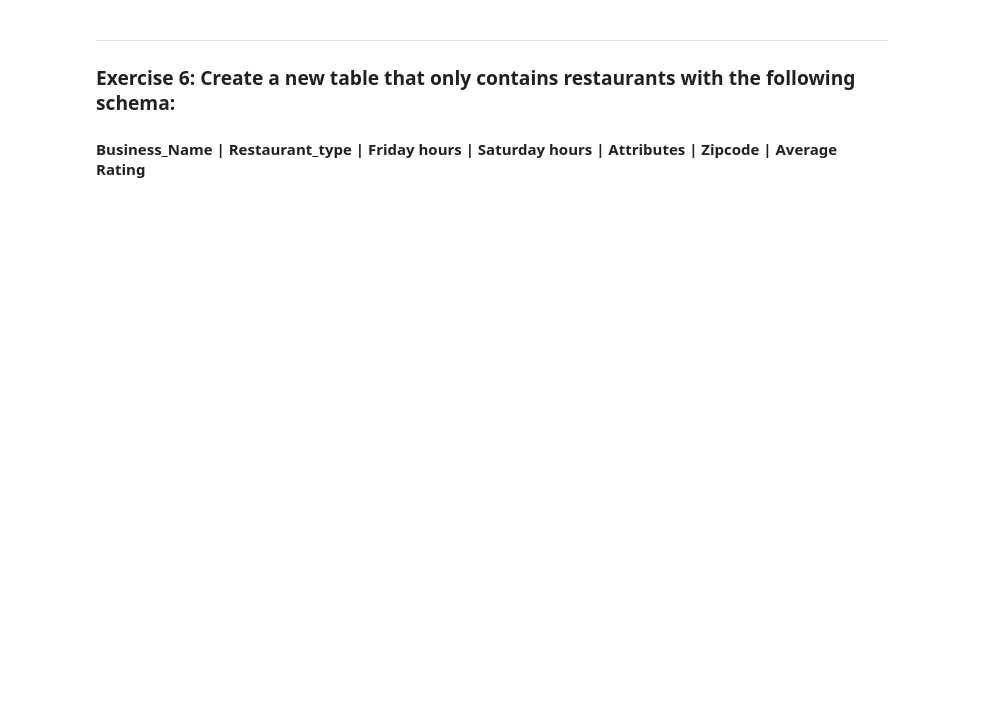
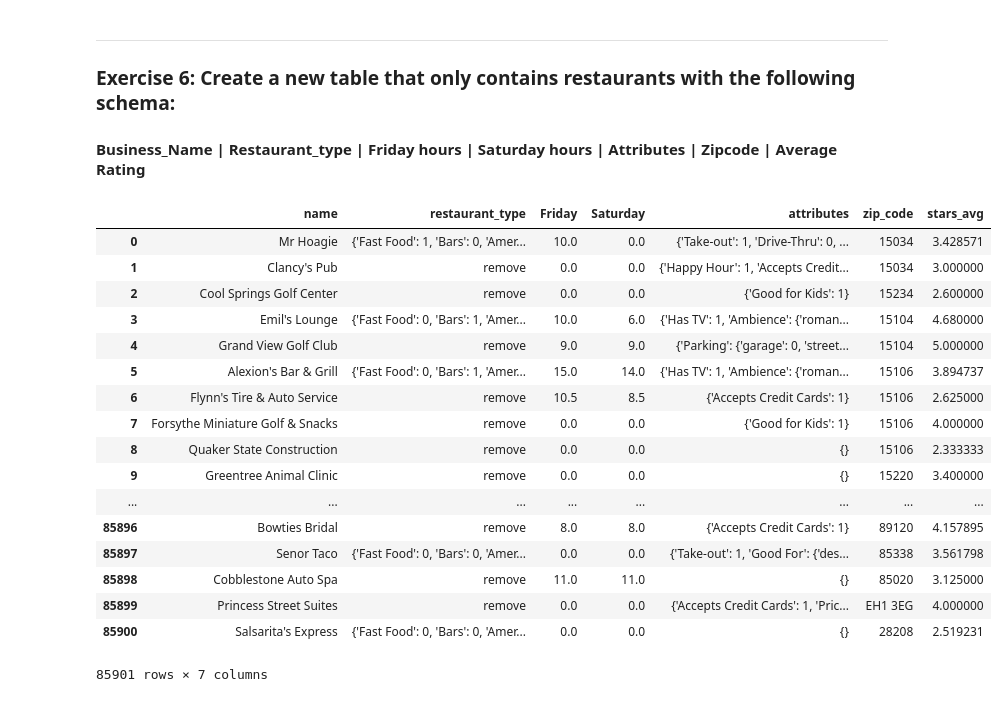
Before and after one commit to TimothyHelton/k2datascience, a Jupyter notebook: notebooks/yelp.ipynb, the cells around one changed output. Drawn from its saved outputs; the diff is of its cells as text; code cells hidden in the pictures; blank space fills up the shorter version.

```diff
--- a/notebooks/yelp.ipynb
+++ b/notebooks/yelp.ipynb
@@ -179,3 +211,26 @@ business.head(6)
 ### Exercise 6: Create a new table that only contains restaurants with the following schema:
 
 #### Business_Name | Restaurant_type | Friday hours | Saturday hours | Attributes | Zipcode | Average Rating
+# %%
+mask = ['name', 'restaurant_type', 'Friday', 'Saturday',
+        'attributes', 'zip_code', 'stars_avg']
+ydc.file_data['business'].loc[:, mask]
+# %% [output]
+|  | name | restaurant_type | Friday | Saturday | attributes | zip_code | stars_avg |
+| 0 | Mr Hoagie | {'Fast Food': 1, 'Bars': 0, 'Amer... | 10.0 | 0.0 | {'Take-out': 1, 'Drive-Thru': 0, ... | 15034 | 3.428571 |
+| 1 | Clancy's Pub | remove | 0.0 | 0.0 | {'Happy Hour': 1, 'Accepts Credit... | 15034 | 3.000000 |
+| 2 | Cool Springs Golf Center | remove | 0.0 | 0.0 | {'Good for Kids': 1} | 15234 | 2.600000 |
+| 3 | Emil's Lounge | {'Fast Food': 0, 'Bars': 1, 'Amer... | 10.0 | 6.0 | {'Has TV': 1, 'Ambience': {'roman... | 15104 | 4.680000 |
+| 4 | Grand View Golf Club | remove | 9.0 | 9.0 | {'Parking': {'garage': 0, 'street... | 15104 | 5.000000 |
+| 5 | Alexion's Bar & Grill | {'Fast Food': 0, 'Bars': 1, 'Amer... | 15.0 | 14.0 | {'Has TV': 1, 'Ambience': {'roman... | 15106 | 3.894737 |
+| 6 | Flynn's Tire & Auto Service | remove | 10.5 | 8.5 | {'Accepts Credit Cards': 1} | 15106 | 2.625000 |
+| 7 | Forsythe Miniature Golf & Snacks | remove | 0.0 | 0.0 | {'Good for Kids': 1} | 15106 | 4.000000 |
+| 8 | Quaker State Construction | remove | 0.0 | 0.0 | {} | 15106 | 2.333333 |
+| 9 | Greentree Animal Clinic | remove | 0.0 | 0.0 | {} | 15220 | 3.400000 |
+| ... | ... | ... | ... | ... | ... | ... | ... |
+| 85896 | Bowties Bridal | remove | 8.0 | 8.0 | {'Accepts Credit Cards': 1} | 89120 | 4.157895 |
+| 85897 | Senor Taco | {'Fast Food': 0, 'Bars': 0, 'Amer... | 0.0 | 0.0 | {'Take-out': 1, 'Good For': {'des... | 85338 | 3.561798 |
+| 85898 | Cobblestone Auto Spa | remove | 11.0 | 11.0 | {} | 85020 | 3.125000 |
+| 85899 | Princess Street Suites | remove | 0.0 | 0.0 | {'Accepts Credit Cards': 1, 'Pric... | EH1 3EG | 4.000000 |
+| 85900 | Salsarita's Express | {'Fast Food': 0, 'Bars': 0, 'Amer... | 0.0 | 0.0 | {} | 28208 | 2.519231 |
+85901 rows × 7 columns
```
Also changed, not shown: parts of 3 cells of this notebook, 2 other files.
